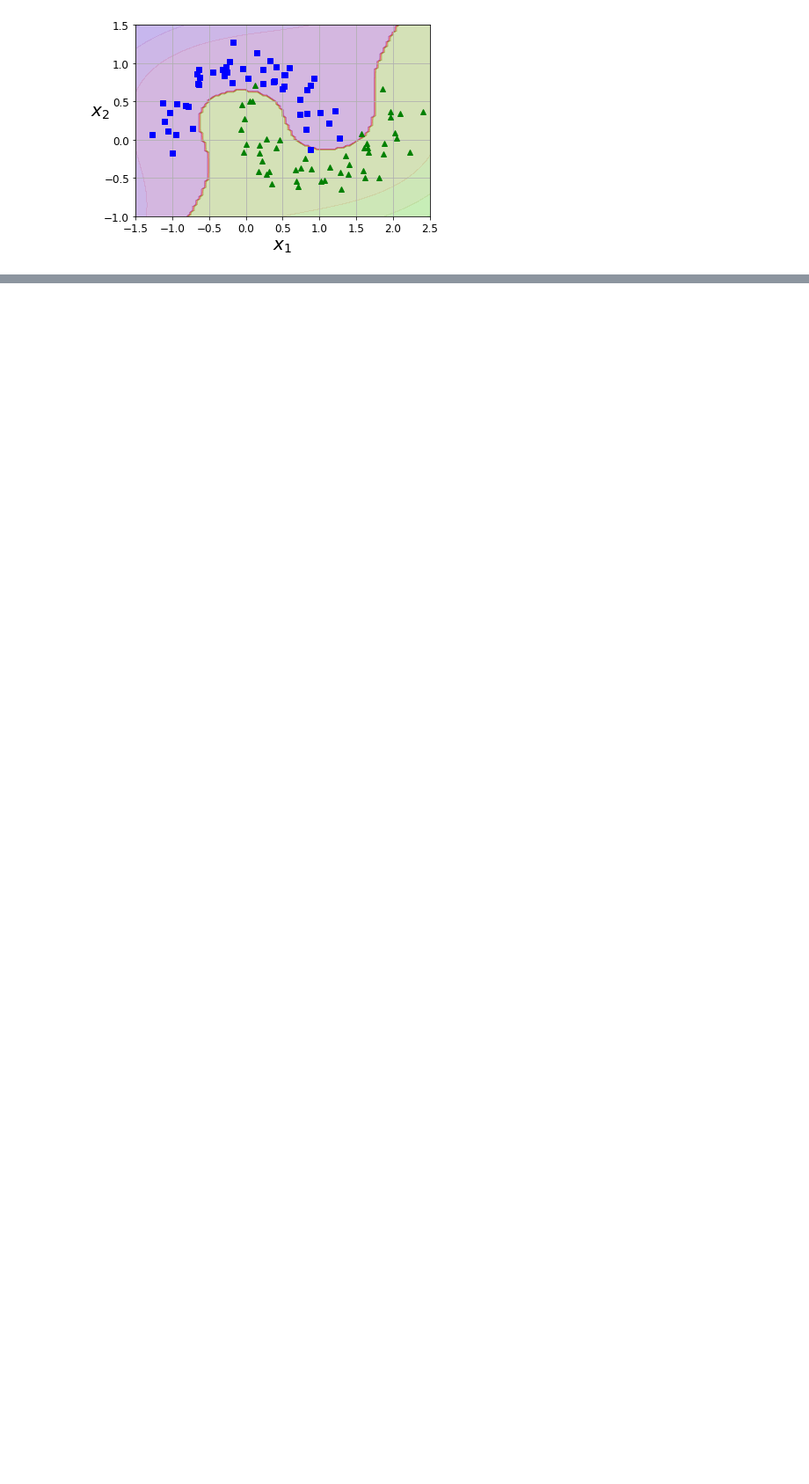
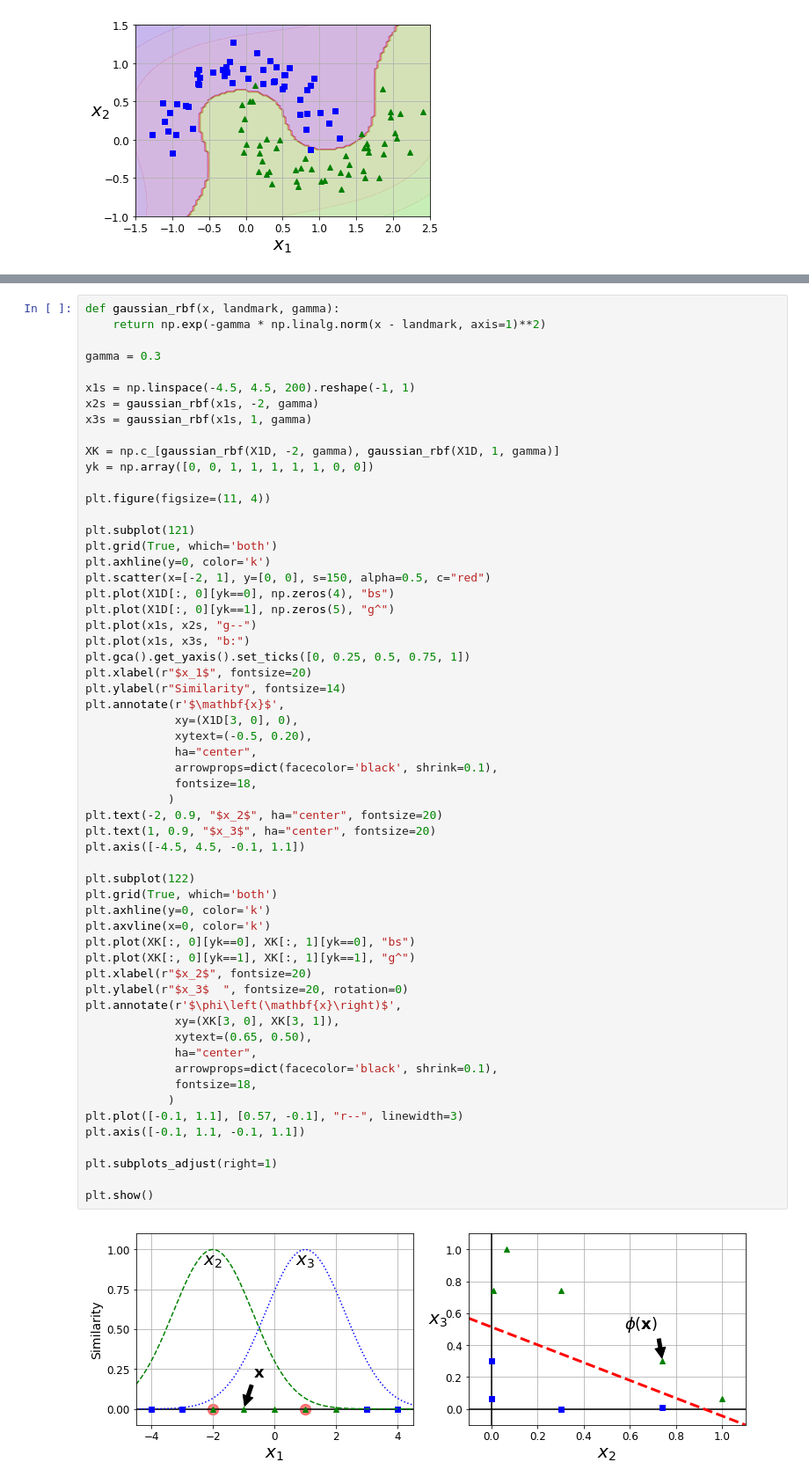
Before and after one commit to thephet/handson_ml, a Jupyter notebook: 05_support_vector_machines.ipynb, the cells around one changed output, grey strips where cells are left out. Shown: that part at 88% size. Drawn from its saved outputs; the diff is of its cells as text; blank space fills up the shorter version.

```diff
--- a/05_support_vector_machines.ipynb
+++ b/05_support_vector_machines.ipynb
@@ -343,0 +386,60 @@ plt.show()
+# %%
+def gaussian_rbf(x, landmark, gamma):
+    return np.exp(-gamma * np.linalg.norm(x - landmark, axis=1)**2)
+
+gamma = 0.3
+
+x1s = np.linspace(-4.5, 4.5, 200).reshape(-1, 1)
+x2s = gaussian_rbf(x1s, -2, gamma)
+x3s = gaussian_rbf(x1s, 1, gamma)
+
+XK = np.c_[gaussian_rbf(X1D, -2, gamma), gaussian_rbf(X1D, 1, gamma)]
+yk = np.array([0, 0, 1, 1, 1, 1, 1, 0, 0])
+
+plt.figure(figsize=(11, 4))
+
+plt.subplot(121)
+plt.grid(True, which='both')
+plt.axhline(y=0, color='k')
+plt.scatter(x=[-2, 1], y=[0, 0], s=150, alpha=0.5, c="red")
+plt.plot(X1D[:, 0][yk==0], np.zeros(4), "bs")
+plt.plot(X1D[:, 0][yk==1], np.zeros(5), "g^")
+plt.plot(x1s, x2s, "g--")
+plt.plot(x1s, x3s, "b:")
+plt.gca().get_yaxis().set_ticks([0, 0.25, 0.5, 0.75, 1])
+plt.xlabel(r"$x_1$", fontsize=20)
+plt.ylabel(r"Similarity", fontsize=14)
+plt.annotate(r'$\mathbf{x}$',
+             xy=(X1D[3, 0], 0),
+             xytext=(-0.5, 0.20),
+             ha="center",
+             arrowprops=dict(facecolor='black', shrink=0.1),
+             fontsize=18,
+            )
+plt.text(-2, 0.9, "$x_2$", ha="center", fontsize=20)
+plt.text(1, 0.9, "$x_3$", ha="center", fontsize=20)
+plt.axis([-4.5, 4.5, -0.1, 1.1])
+
+plt.subplot(122)
+plt.grid(True, which='both')
+plt.axhline(y=0, color='k')
+plt.axvline(x=0, color='k')
+plt.plot(XK[:, 0][yk==0], XK[:, 1][yk==0], "bs")
+plt.plot(XK[:, 0][yk==1], XK[:, 1][yk==1], "g^")
+plt.xlabel(r"$x_2$", fontsize=20)
+plt.ylabel(r"$x_3$  ", fontsize=20, rotation=0)
+plt.annotate(r'$\phi\left(\mathbf{x}\right)$',
+             xy=(XK[3, 0], XK[3, 1]),
+             xytext=(0.65, 0.50),
+             ha="center",
+             arrowprops=dict(facecolor='black', shrink=0.1),
+             fontsize=18,
+            )
+plt.plot([-0.1, 1.1], [0.57, -0.1], "r--", linewidth=3)
+plt.axis([-0.1, 1.1, -0.1, 1.1])
+
+plt.subplots_adjust(right=1)
+
+plt.show()
+# %% [output]
+[figure, added]
```
Also changed, not shown: parts of 10 cells of this notebook.
